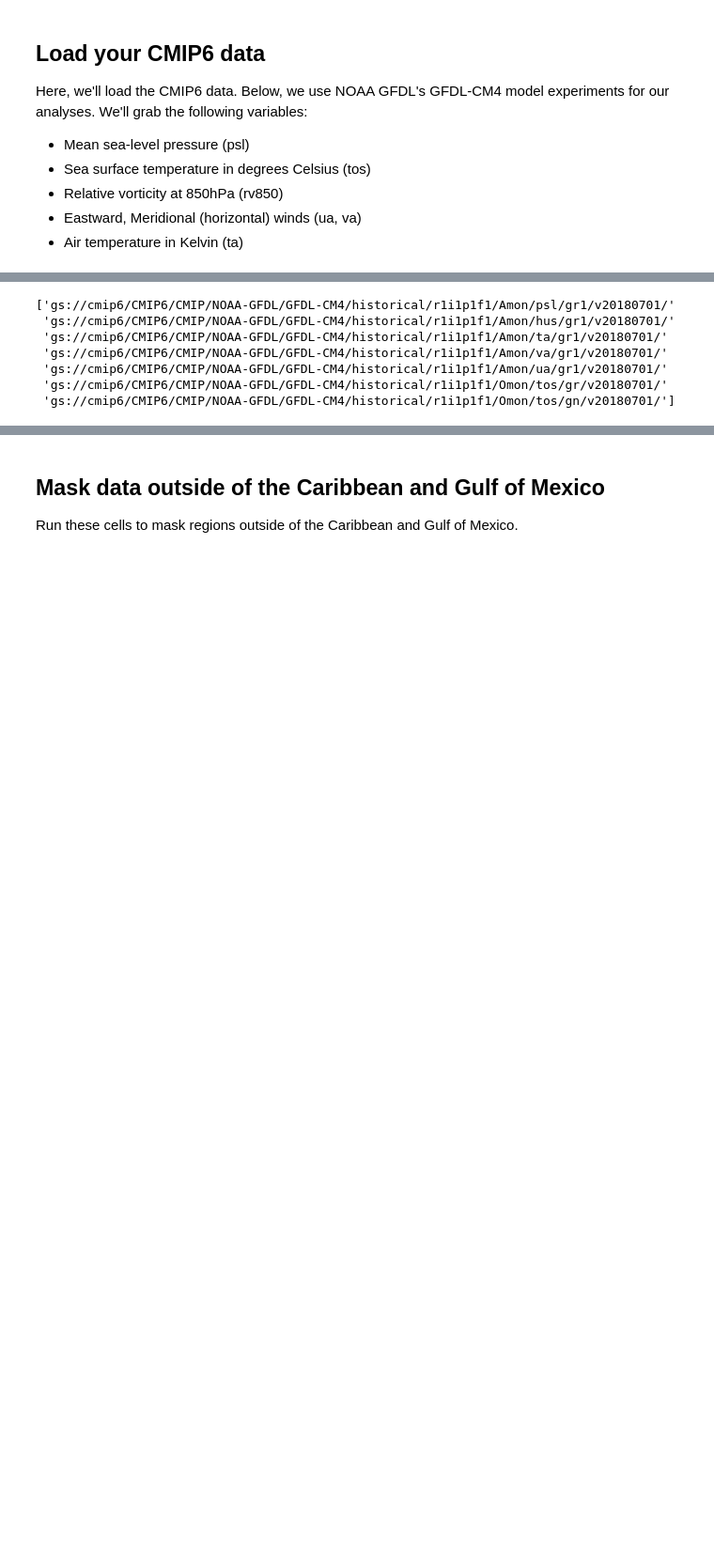
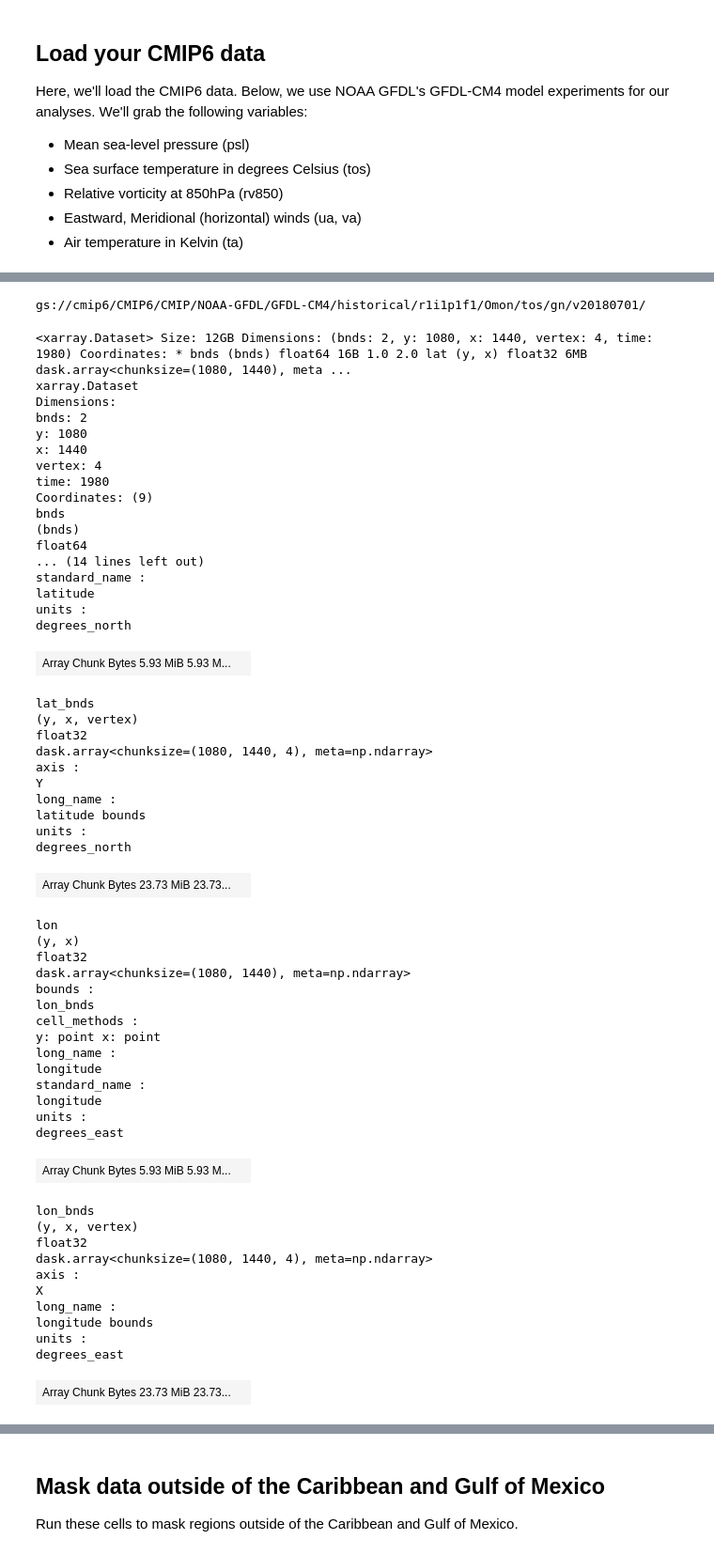
Before and after one commit to ProjectPythia/CFC-extreme-weather-cookbook, a Jupyter notebook: cfc-atm.ipynb, the cells around one changed output, grey strips where cells are left out. Shown: that part at 94% size. Saved outputs shown, nothing was run; the diff lists cells and outputs as text; code cells hidden in the pictures; blank space fills up the shorter version.

```diff
--- a/cfc-atm.ipynb
+++ b/cfc-atm.ipynb
@@ -165,20 +118,69 @@ df_gfdl
 | 9977 | CMIP | NOAA-GFDL | GFDL-CM4 | historical | r1i1p1f1 | Omon | tos | gn | ... |
 # %%
 # get the path to a specific zarr store (the first one from the dataframe above)
-zstore = df_gfdl.zstore.values
+zstore = df_gfdl.zstore.values[-1]
 print(zstore)
 
 # create a mutable-mapping-style interface to the store
 mapper = fsspec.get_mapper(zstore)
 
 # open it using xarray and zarr
 ds = xr.open_zarr(zstore, consolidated=True)
 ds
 # %% [output]
-['gs://cmip6/CMIP6/CMIP/NOAA-GFDL/GFDL-CM4/historical/r1i1p1f1/Amon/psl/gr1/v20180701/'
- 'gs://cmip6/CMIP6/CMIP/NOAA-GFDL/GFDL-CM4/historical/r1i1p1f1/Amon/hus/gr1/v20180701/'
- 'gs://cmip6/CMIP6/CMIP/NOAA-GFDL/GFDL-CM4/historical/r1i1p1f1/Amon/ta/gr1/v20180701/'
- 'gs://cmip6/CMIP6/CMIP/NOAA-GFDL/GFDL-CM4/historical/r1i1p1f1/Amon/va/gr1/v20180701/'
- 'gs://cmip6/CMIP6/CMIP/NOAA-GFDL/GFDL-CM4/historical/r1i1p1f1/Amon/ua/gr1/v20180701/'
- 'gs://cmip6/CMIP6/CMIP/NOAA-GFDL/GFDL-CM4/historical/r1i1p1f1/Omon/tos/gr/v20180701/'
- 'gs://cmip6/CMIP6/CMIP/NOAA-GFDL/GFDL-CM4/historical/r1i1p1f1/Omon/tos/gn/v20180701/']
+gs://cmip6/CMIP6/CMIP/NOAA-GFDL/GFDL-CM4/historical/r1i1p1f1/Omon/tos/gn/v20180701/
+<xarray.Dataset> Size: 12GB Dimensions: (bnds: 2, y: 1080, x: 1440, vertex: 4, time: 1980) Coordinates: * bnds (bnds) float64 16B 1.0 2.0 lat (y, x) float32 6MB dask.array<chunksize=(1080, 1440), meta ...
+xarray.Dataset
+Dimensions:
+bnds: 2
+y: 1080
+x: 1440
+vertex: 4
+time: 1980
+Coordinates: (9)
+bnds
+(bnds)
+float64
+... (14 lines left out)
+standard_name :
+latitude
+units :
+degrees_north
+| Array Chunk Bytes 5.93 MiB 5.93 M... |  |
+lat_bnds
+(y, x, vertex)
+float32
+dask.array<chunksize=(1080, 1440, 4), meta=np.ndarray>
+axis :
+Y
+long_name :
+latitude bounds
+units :
+degrees_north
+| Array Chunk Bytes 23.73 MiB 23.73... |  |
+lon
+(y, x)
+float32
+dask.array<chunksize=(1080, 1440), meta=np.ndarray>
+bounds :
+lon_bnds
+cell_methods :
+y: point x: point
+long_name :
+longitude
+standard_name :
+longitude
+units :
+degrees_east
+| Array Chunk Bytes 5.93 MiB 5.93 M... |  |
+lon_bnds
+(y, x, vertex)
+float32
+dask.array<chunksize=(1080, 1440, 4), meta=np.ndarray>
+axis :
+X
+long_name :
+longitude bounds
+units :
+degrees_east
+| Array Chunk Bytes 23.73 MiB 23.73... |  |
```
Also changed, not shown: parts of 14 cells of this notebook.
